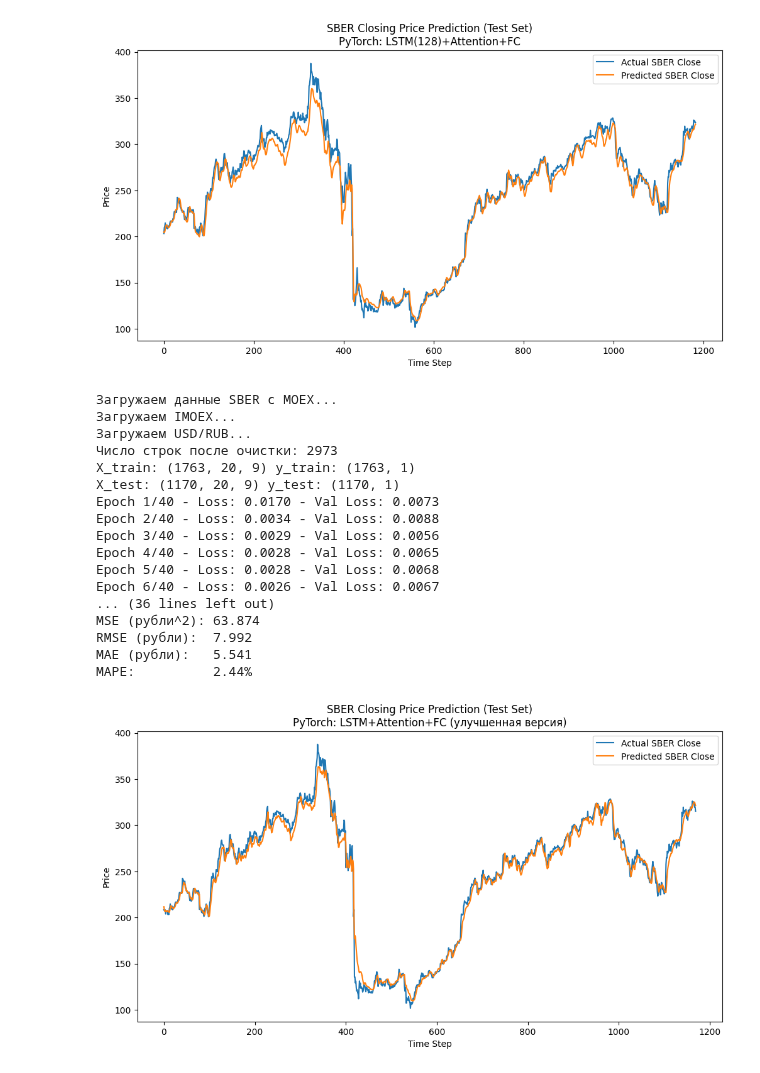
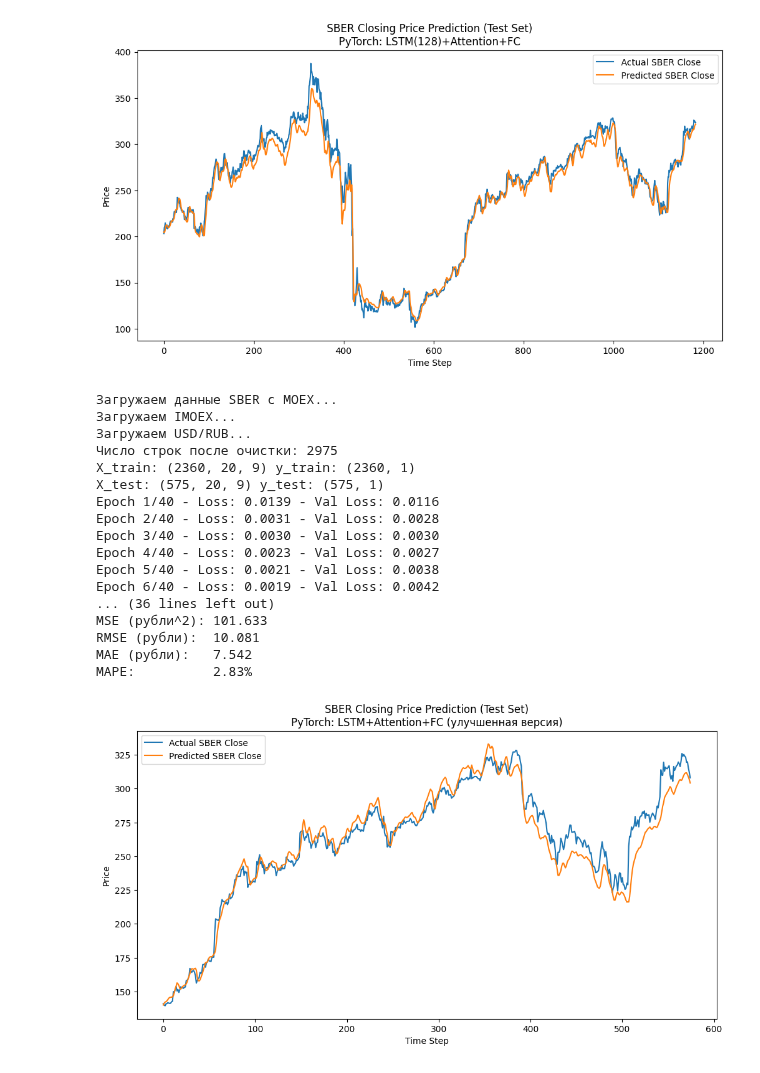
Before and after one commit to NasdormML/Moex_predict, a Jupyter notebook: notebooks/Best_SBER.ipynb, the cells around one changed output. Saved outputs shown, nothing was run; the diff lists cells and outputs as text; code cells hidden in the pictures.

```diff
--- a/notebooks/Best_SBER.ipynb
+++ b/notebooks/Best_SBER.ipynb
@@ -937,7 +937,7 @@ if __name__ == "__main__":
 
     # Разбивка на train/test (60% train, 40% test)
     total_len = len(data)
-    train_end = int(0.6 * total_len)
+    train_end = int(0.8 * total_len)
     train_data = data[:train_end]
     test_data = data[train_end:]
     train_targets = targets[:train_end]
@@ -1053,47 +1053,47 @@ if __name__ == "__main__":
     actuals = np.concatenate(actual_list, axis=0)
 
     # Обратное масштабирование
     preds_inv = scaler_y.inverse_transform(preds)
     actuals_inv = scaler_y.inverse_transform(actuals)
 
     mse_orig = mean_squared_error(actuals_inv, preds_inv)
     rmse_orig = np.sqrt(mse_orig)
     mae_orig = np.mean(np.abs(actuals_inv - preds_inv))
     mape_orig = np.mean(np.abs((actuals_inv - preds_inv) / actuals_inv)) * 100
 
     print(f"Метрики для SBER:")
     print(f"MSE (рубли^2): {mse_orig:.3f}")
     print(f"RMSE (рубли):  {rmse_orig:.3f}")
     print(f"MAE (рубли):   {mae_orig:.3f}")
     print(f"MAPE:          {mape_orig:.2f}%")
 
     plt.figure(figsize=(12,6))
     plt.plot(actuals_inv.flatten(), label="Actual SBER Close")
     plt.plot(preds_inv.flatten(), label="Predicted SBER Close")
     plt.title("SBER Closing Price Prediction (Test Set)\nPyTorch: LSTM+Attention+FC (улучшенная версия)")
     plt.xlabel("Time Step")
     plt.ylabel("Price")
     plt.legend()
     plt.show()
 # %% [output]
 Загружаем данные SBER с MOEX...
 Загружаем IMOEX...
 Загружаем USD/RUB...
-Число строк после очистки: 2973
-X_train: (1763, 20, 9) y_train: (1763, 1)
-X_test: (1170, 20, 9) y_test: (1170, 1)
-Epoch 1/40 - Loss: 0.0170 - Val Loss: 0.0073
-Epoch 2/40 - Loss: 0.0034 - Val Loss: 0.0088
-Epoch 3/40 - Loss: 0.0029 - Val Loss: 0.0056
-Epoch 4/40 - Loss: 0.0028 - Val Loss: 0.0065
-Epoch 5/40 - Loss: 0.0028 - Val Loss: 0.0068
-Epoch 6/40 - Loss: 0.0026 - Val Loss: 0.0067
+Число строк после очистки: 2975
+X_train: (2360, 20, 9) y_train: (2360, 1)
+X_test: (575, 20, 9) y_test: (575, 1)
+Epoch 1/40 - Loss: 0.0139 - Val Loss: 0.0116
+Epoch 2/40 - Loss: 0.0031 - Val Loss: 0.0028
+Epoch 3/40 - Loss: 0.0030 - Val Loss: 0.0030
+Epoch 4/40 - Loss: 0.0023 - Val Loss: 0.0027
+Epoch 5/40 - Loss: 0.0021 - Val Loss: 0.0038
+Epoch 6/40 - Loss: 0.0019 - Val Loss: 0.0042
 ... (36 lines left out)
-MSE (рубли^2): 63.874
-RMSE (рубли):  7.992
-MAE (рубли):   5.541
-MAPE:          2.44%
+MSE (рубли^2): 101.633
+RMSE (рубли):  10.081
+MAE (рубли):   7.542
+MAPE:          2.83%
-[figure, old version]
+[figure, new version]
 # %%
 import pickle
 import os
```
Also changed, not shown: parts of 2 cells of this notebook, 3 other files.
